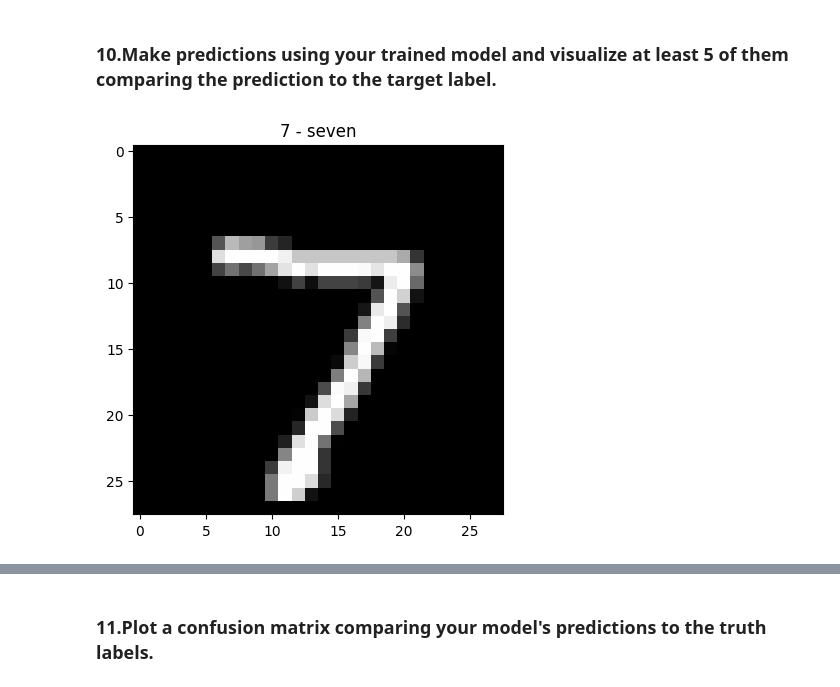
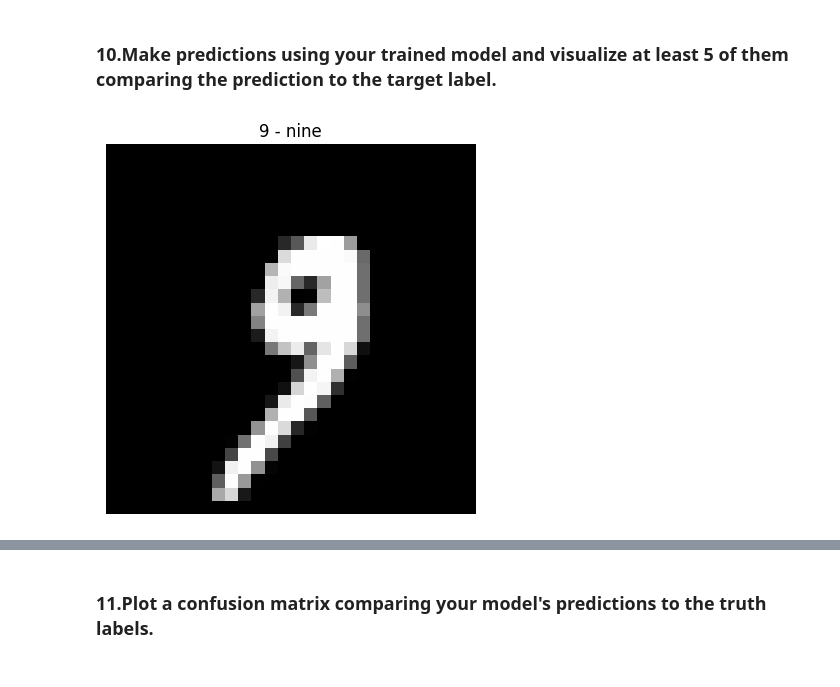
Before and after one commit to PubSec/Pytorch_ML, a Jupyter notebook: 03_pytorch_computer_vision_execrise.ipynb, the cells around one changed output, grey strips where cells are left out. Cells and saved outputs as stored; diff of their text form; code cells hidden in the pictures.

```diff
--- a/03_pytorch_computer_vision_execrise.ipynb
+++ b/03_pytorch_computer_vision_execrise.ipynb
@@ -205,10 +202,11 @@ Wall time: 1min 13s
 # %% [markdown]
 ### 10.Make predictions using your trained model and visualize at least 5 of them comparing the prediction to the target label.
 # %%
-test_image, test_label = test_data[0]
-plt.imshow(test_image.squeeze(),cmap="gray")
-plt.title(class_name[test_label])
+test_image_samples, true_label = test_dataloader.dataset.data,test_dataloader.dataset.targets
+plt.imshow(test_image_samples[1000],cmap="gray")
+plt.title(class_name[true_label[1000]])
+plt.axis(False)
 plt.show()
 # %% [output]
-[figure, old version]
+[figure, new version]
 # %%
```
Also changed, not shown: parts of 22 cells of this notebook.
